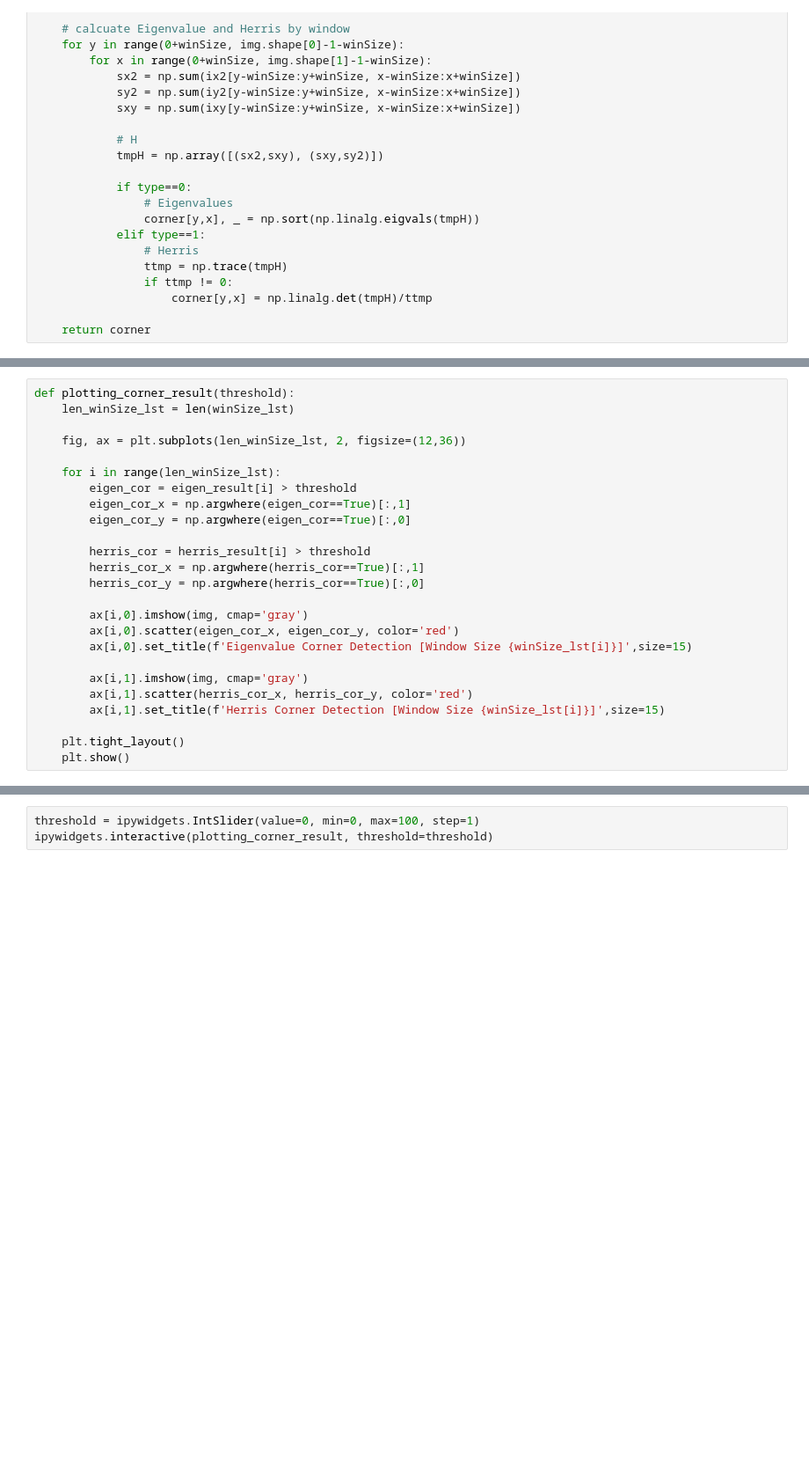
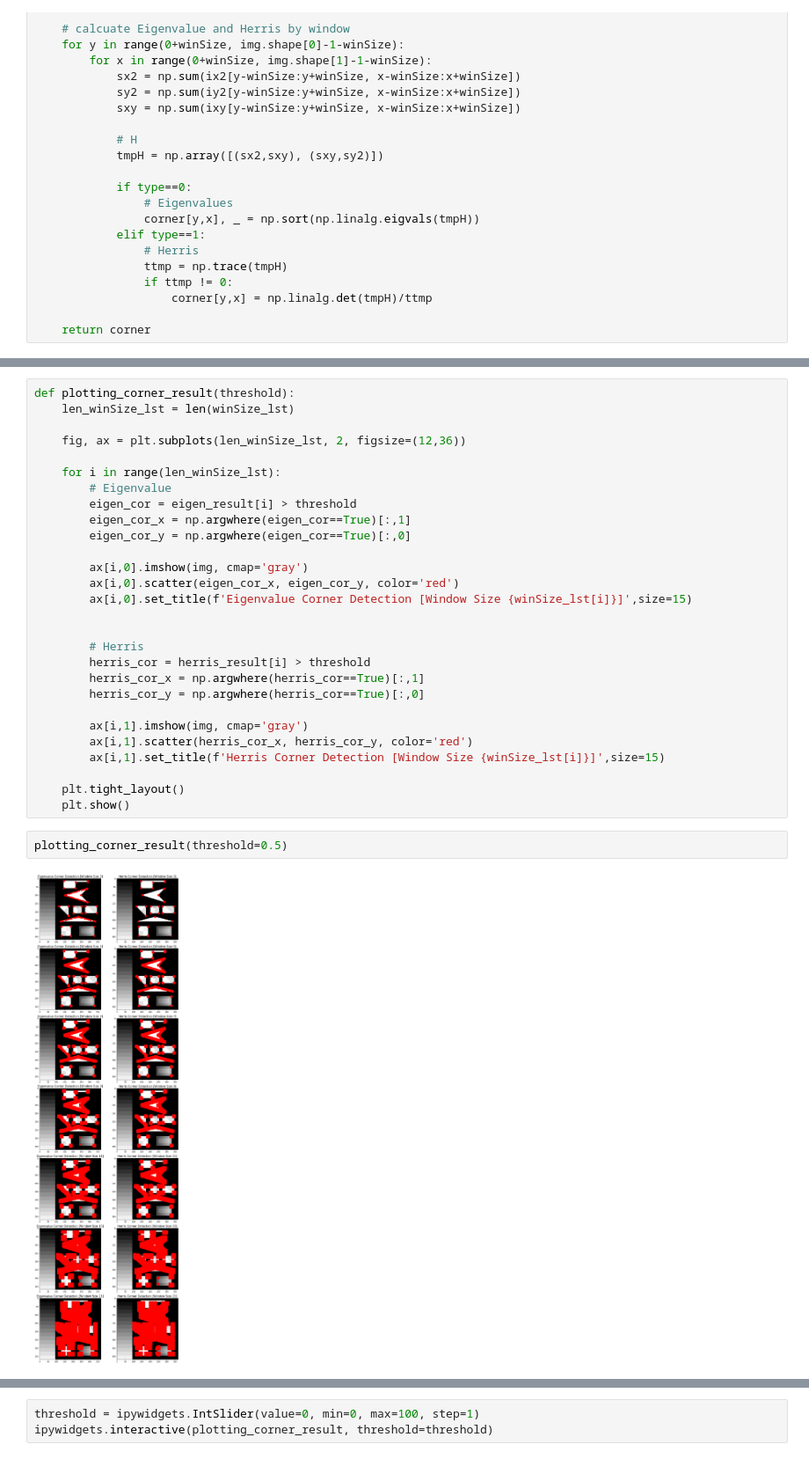
Before and after one commit to TooTouch/KU-ComputerVision, a Jupyter notebook: Assignment3/corners.ipynb, the cells around one changed output, grey strips where cells are left out. Shown at 88% size. Drawn from its saved outputs; the diff is of its cells as text; blank space fills up the shorter version.

```diff
--- a/Assignment3/corners.ipynb
+++ b/Assignment3/corners.ipynb
@@ -188,17 +199,20 @@ def plotting_corner_result(threshold):
     fig, ax = plt.subplots(len_winSize_lst, 2, figsize=(12,36))
 
     for i in range(len_winSize_lst):
+        # Eigenvalue
         eigen_cor = eigen_result[i] > threshold
         eigen_cor_x = np.argwhere(eigen_cor==True)[:,1]
         eigen_cor_y = np.argwhere(eigen_cor==True)[:,0]
 
+        ax[i,0].imshow(img, cmap='gray')
+        ax[i,0].scatter(eigen_cor_x, eigen_cor_y, color='red')
+        ax[i,0].set_title(f'Eigenvalue Corner Detection [Window Size {winSize_lst[i]}]',size=15)
+
+
+        # Herris
         herris_cor = herris_result[i] > threshold
         herris_cor_x = np.argwhere(herris_cor==True)[:,1]
         herris_cor_y = np.argwhere(herris_cor==True)[:,0]
-
-        ax[i,0].imshow(img, cmap='gray')
-        ax[i,0].scatter(eigen_cor_x, eigen_cor_y, color='red')
-        ax[i,0].set_title(f'Eigenvalue Corner Detection [Window Size {winSize_lst[i]}]',size=15)
 
         ax[i,1].imshow(img, cmap='gray')
         ax[i,1].scatter(herris_cor_x, herris_cor_y, color='red')
@@ -206,3 +220,7 @@ def plotting_corner_result(threshold):
 
     plt.tight_layout()
     plt.show()
+# %%
+plotting_corner_result(threshold=0.5)
+# %% [output]
+[figure, added]
```
Also changed, not shown: parts of 14 cells of this notebook, 3 other files.
